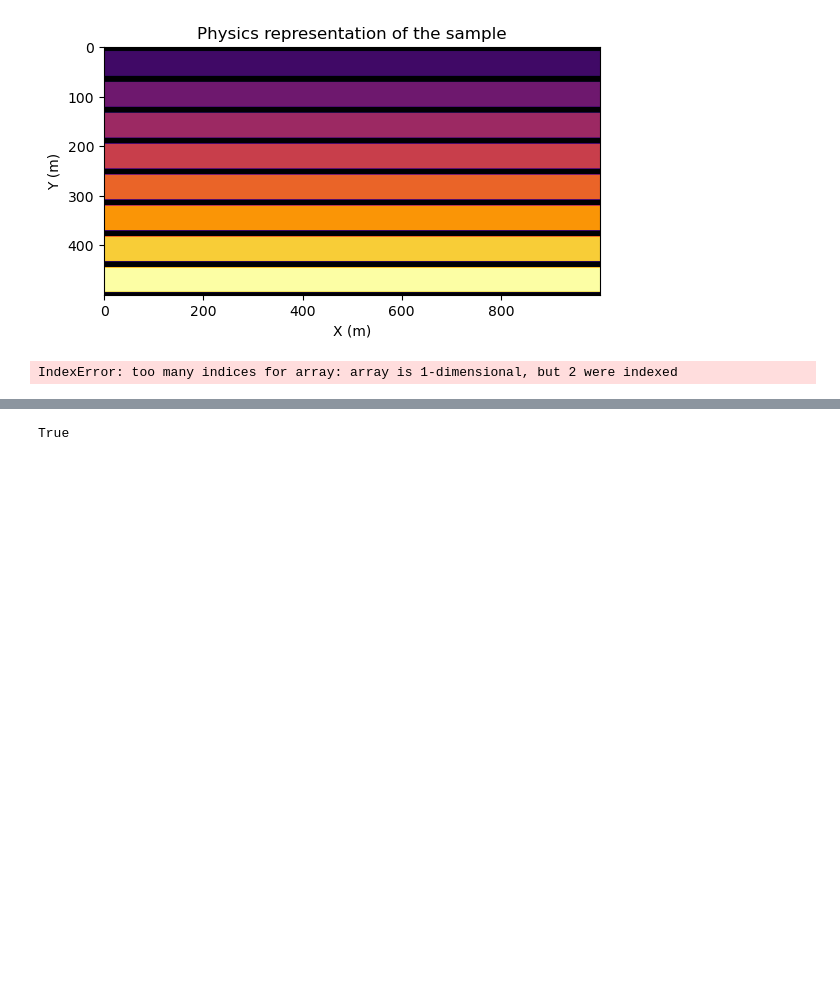
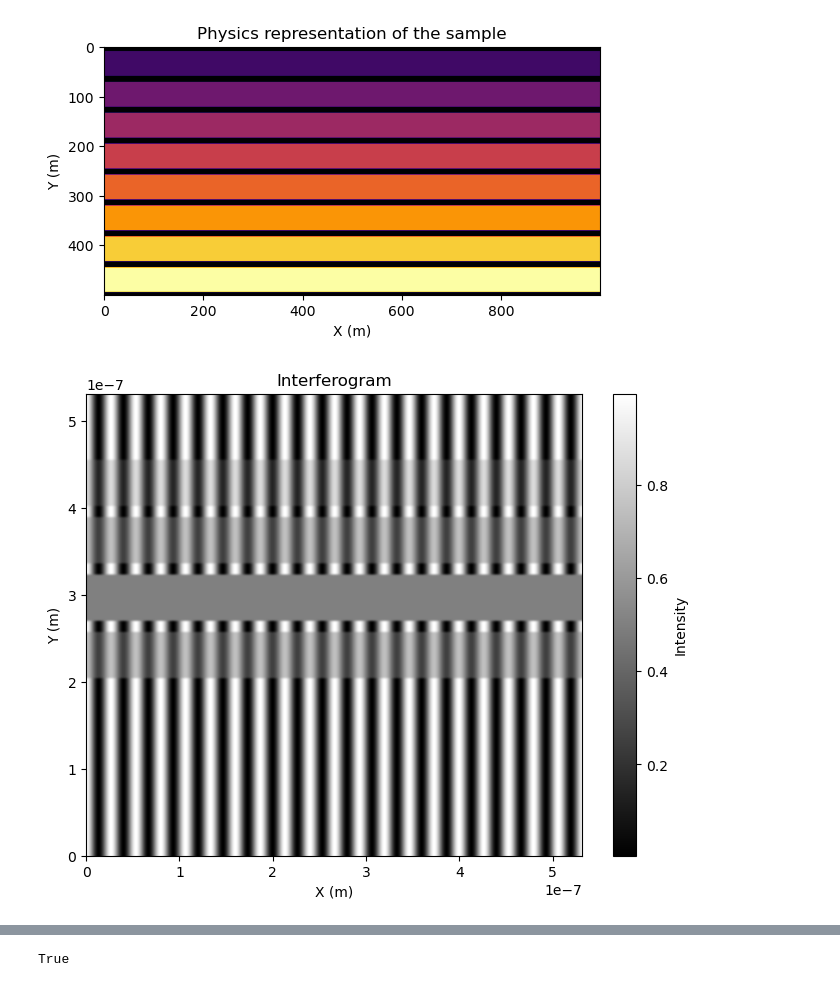
Before and after one commit to Aguiario/Polarimetric_Interferomerty, a Jupyter notebook: Rene.ipynb, the cells around one changed output, grey strips where cells are left out. Saved outputs shown, nothing was run; the diff lists cells and outputs as text; code cells hidden in the pictures; blank space fills up the shorter version.

```diff
--- a/Rene.ipynb
+++ b/Rene.ipynb
@@ -33,12 +33,12 @@ sample = pi.add_lines(fixed_positions, line_matrices, sample_image, sample, gros
 # %% [output]
 [figure]
 # %%
-Eis = pi.polarization_basis_set('L')
-Er = pi.polarization_basis_set('L')
+Eis = pi.polarization_basis_set('H')
+Er = pi.polarization_basis_set('H')
 
 I, info,E_r, E_s = pi.sample_intensity(Er, Eis, sample, X, Y)
 # %% [output]
-IndexError: too many indices for array: array is 1-dimensional, but 2 were indexed
+[figure, added]
 # %%
 # Aumentar el tamaño de la figura para mejor visualización
 plt.figure(figsize=(12, 6))
```
Also changed, not shown: parts of 8 cells of this notebook, 3 other files.
